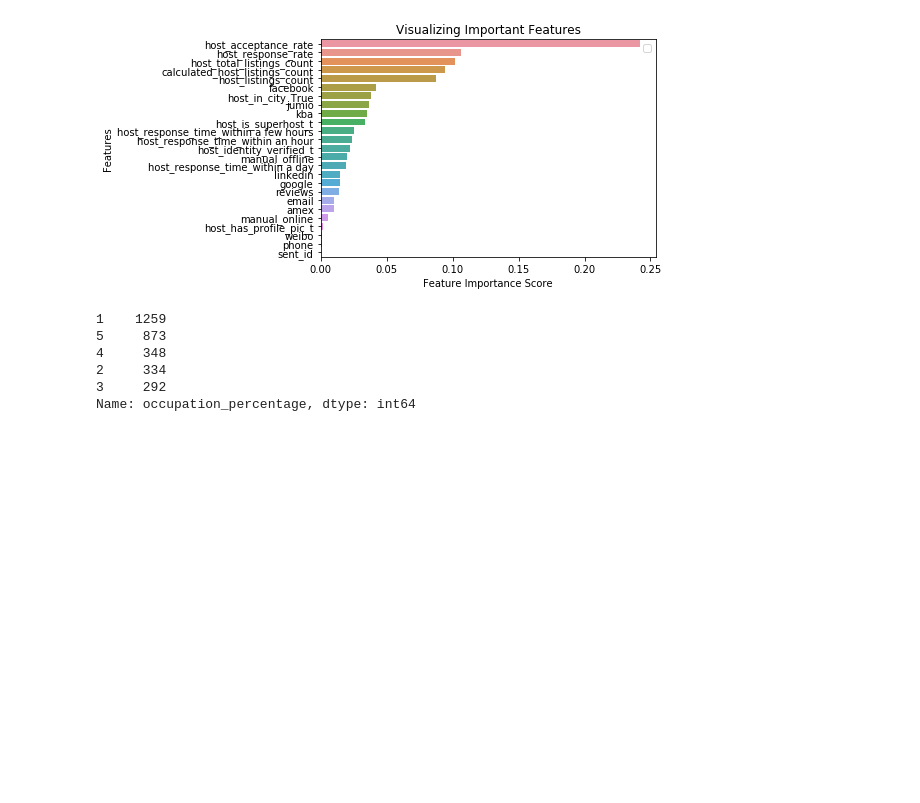
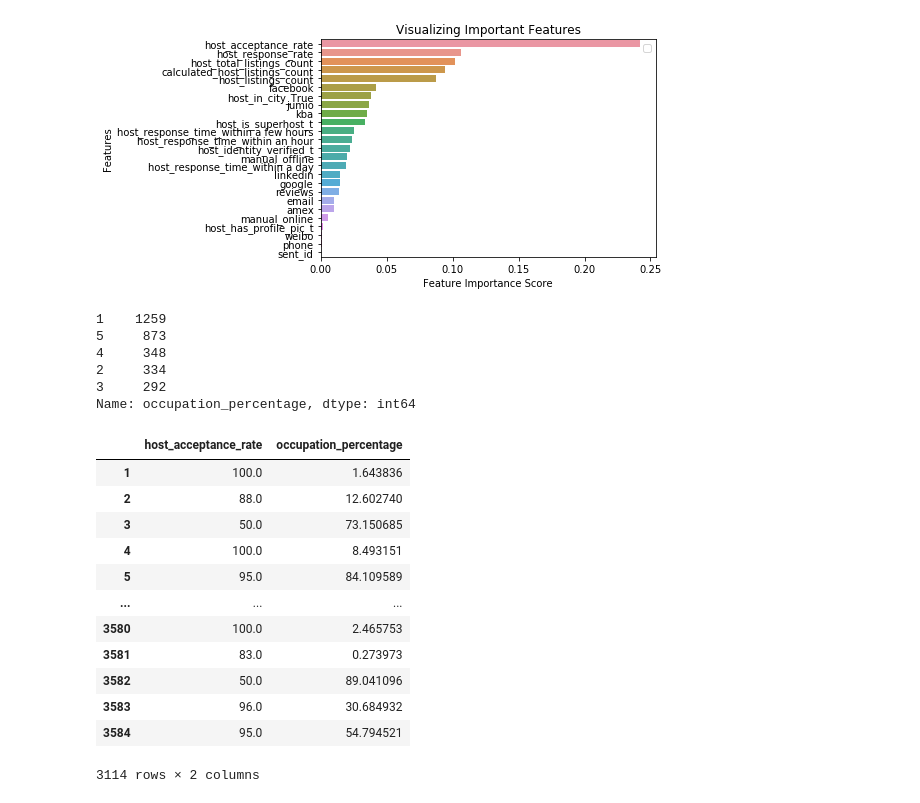
Before and after one commit to jordiagv/project1_datascientist_nanodegree, a Jupyter notebook: boston_host_dimension_analysis.ipynb, the cells around one changed output. Cells and saved outputs as stored; diff of their text form; code cells hidden in the pictures; blank space fills up the shorter version.

```diff
--- a/boston_host_dimension_analysis.ipynb
+++ b/boston_host_dimension_analysis.ipynb
@@ -272,0 +319,16 @@ Name: occupation_percentage, dtype: int64
+# %%
+df
+# %% [output]
+|  | host_acceptance_rate | occupation_percentage |
+| 1 | 100.0 | 1.643836 |
+| 2 | 88.0 | 12.602740 |
+| 3 | 50.0 | 73.150685 |
+| 4 | 100.0 | 8.493151 |
+| 5 | 95.0 | 84.109589 |
+| ... | ... | ... |
+| 3580 | 100.0 | 2.465753 |
+| 3581 | 83.0 | 0.273973 |
+| 3582 | 50.0 | 89.041096 |
+| 3583 | 96.0 | 30.684932 |
+| 3584 | 95.0 | 54.794521 |
+3114 rows × 2 columns
```
Also changed, not shown: parts of 11 cells of this notebook, 3 other files.
